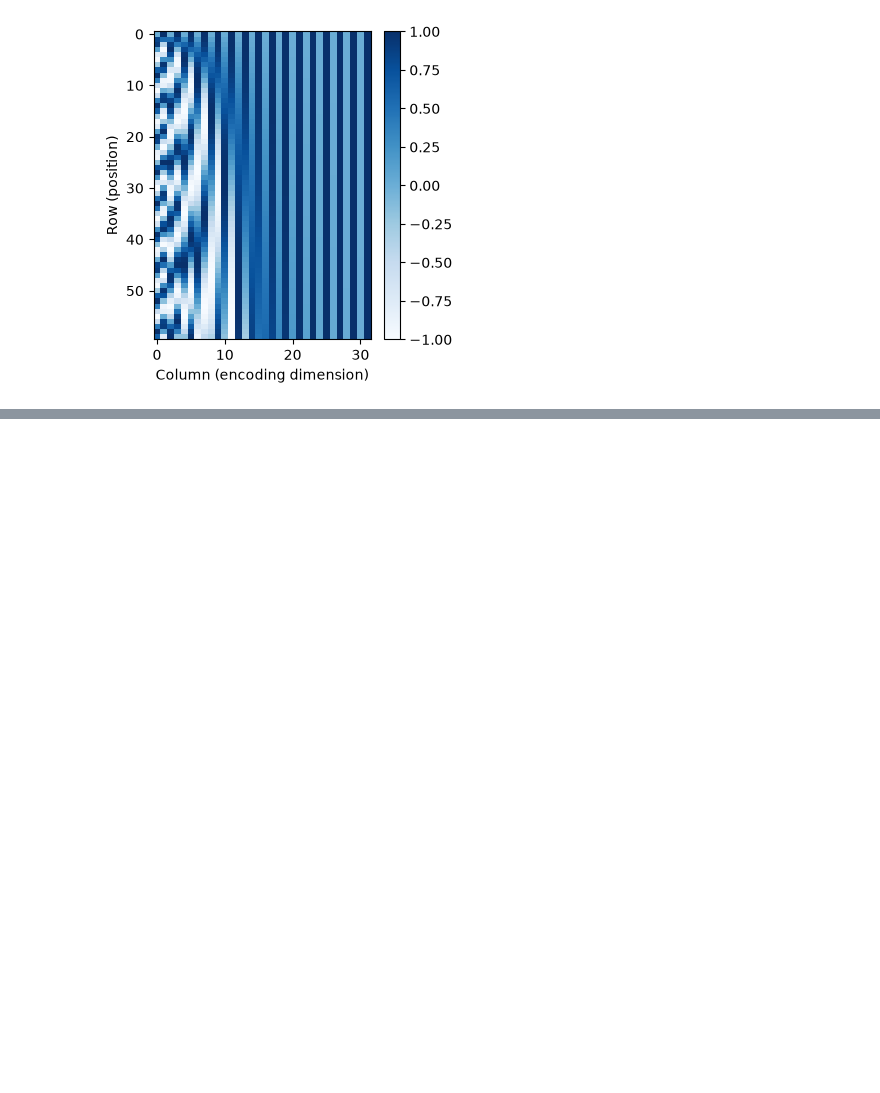
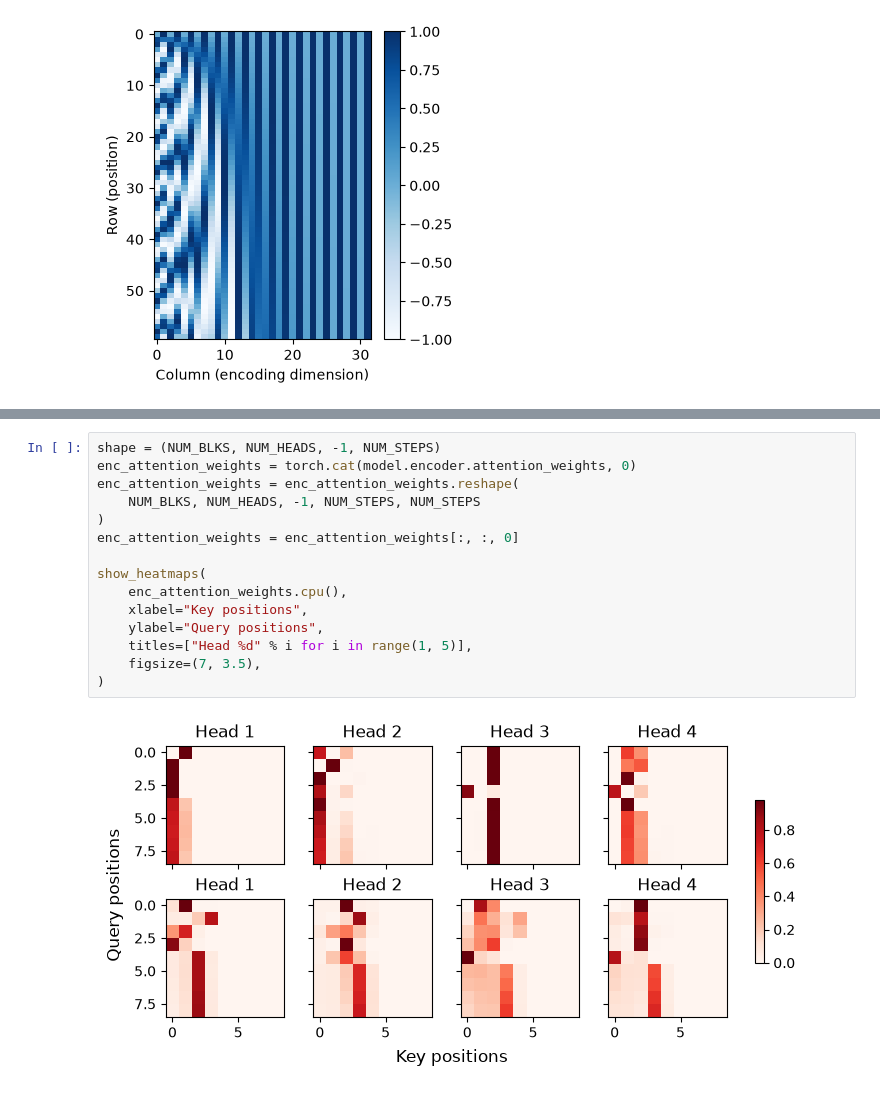
Before and after one commit to loki-git001/IPYNB-files, a Jupyter notebook: Transformers/learn_attention.ipynb, the cells around one changed output, grey strips where cells are left out. Drawn from its saved outputs; the diff is of its cells as text; blank space fills up the shorter version.

```diff
--- a/Transformers/learn_attention.ipynb
+++ b/Transformers/learn_attention.ipynb
@@ -330,0 +1004,17 @@ plt.show()
+# %%
+shape = (NUM_BLKS, NUM_HEADS, -1, NUM_STEPS)
+enc_attention_weights = torch.cat(model.encoder.attention_weights, 0)
+enc_attention_weights = enc_attention_weights.reshape(
+    NUM_BLKS, NUM_HEADS, -1, NUM_STEPS, NUM_STEPS
+)
+enc_attention_weights = enc_attention_weights[:, :, 0]
+
+show_heatmaps(
+    enc_attention_weights.cpu(),
+    xlabel="Key positions",
+    ylabel="Query positions",
+    titles=["Head %d" % i for i in range(1, 5)],
+    figsize=(7, 3.5),
+)
+# %% [output]
+[figure, added]
```
Also changed, not shown: parts of 39 cells of this notebook.
